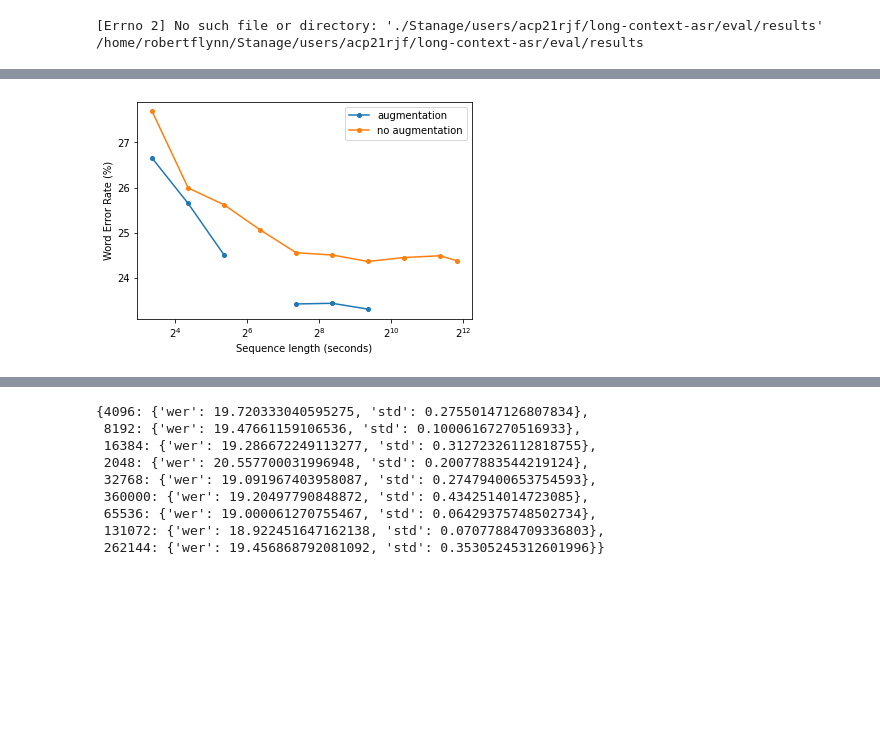
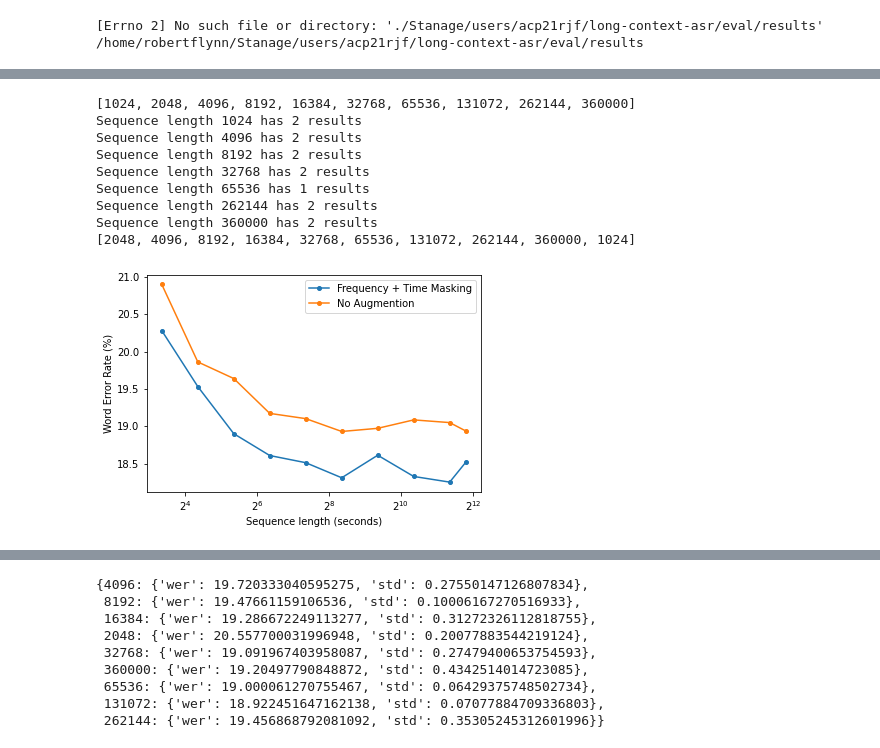
Before and after one commit to robflynnyh/long-context-asr, a Jupyter notebook: eval/results/eval.ipynb, the cells around one changed output, grey strips where cells are left out. Drawn from its saved outputs; the diff is of its cells as text; code cells hidden in the pictures; blank space fills up the shorter version.

```diff
--- a/eval/results/eval.ipynb
+++ b/eval/results/eval.ipynb
@@ -46,21 +48,46 @@ csv1
 # %%
-csv1_data = csv1.loc[csv1['dataset'] == 'earnings22'].loc[csv1['split'] == 'dev']
-csv2_data = csv2.loc[csv2['dataset'] == 'earnings22'].loc[csv2['split'] == 'dev']
+csv1 = pd.read_csv('evals_fourier_pos_spec1.csv', sep=',')
+csv2 = pd.read_csv('evals_fourier_pos.csv', sep=',')
+
+dataset = 'earnings22'
+split = 'test'
+csv1_data = csv1.loc[csv1['dataset'] == dataset ].loc[csv1['split'] == split]
+csv2_data = csv2.loc[csv2['dataset'] == dataset ].loc[csv2['split'] == split]
 seq_lens = [512*2**(i+1) for i in range(9)] + [360000]
 
 csv1_vals = [csv1_data.loc[csv1_data['seq_len'] == seq_len].wer.mean() for seq_len in seq_lens]
 csv2_vals = [csv2_data.loc[csv2_data['seq_len'] == seq_len].wer.mean() for seq_len in seq_lens]
 
 csv1_data_dict = {seq_len: {'wer':csv1_data.loc[csv1_data['seq_len'] == seq_len].wer.mean()} for seq_len in seq_lens}
 csv2_data_dict = {seq_len: {'wer':csv2_data.loc[csv2_data['seq_len'] == seq_len].wer.mean()} for seq_len in seq_lens}
 
+c1 = get_data(csv1, dataset='earnings22', split='test')
+c2 = get_data(csv2, dataset='earnings22', split='test')
+
 plt.xscale('log', basex=2)
-plt.plot([el/100 for el in seq_lens], [csv1_data_dict[seq_len]['wer']*100 for seq_len in seq_lens], label='augmentation', marker='o', markersize=4)
-plt.plot([el/100 for el in seq_lens], [csv2_data_dict[seq_len]['wer']*100 for seq_len in seq_lens], label='no augmentation', marker='o', markersize=4)
+plt.plot([el/100 for el in seq_lens], [csv1_data_dict[seq_len]['wer']*100 for seq_len in seq_lens], label='Frequency + Time Masking', marker='o', markersize=4)
+plt.plot([el/100 for el in seq_lens], [csv2_data_dict[seq_len]['wer']*100 for seq_len in seq_lens], label='No Augmention', marker='o', markersize=4)
 plt.legend()
 plt.xlabel('Sequence length (seconds)')
 plt.ylabel('Word Error Rate (%)')
-#plt.savefig('model_sizes.pdf')
+plt.savefig('augmentation.pdf', bbox_inches='tight')
 plt.show()
+
+
+# csv1_decrease_from2 = {}
+# for key in c1:
+#     csv1_decrease_from2[key] = (c2[key]['wer'] - c1[key]['wer']) / c2[key]['wer'] * 100
+
+# plt.xscale('log', basex=2)
+# plt.plot([el/100 for el in seq_lens], [csv1_decrease_from2[seq_len] for seq_len in seq_lens], label='Frequency + Time Masking', marker='o', markersize=4)
 # %% [output]
+[1024, 2048, 4096, 8192, 16384, 32768, 65536, 131072, 262144, 360000]
+Sequence length 1024 has 2 results
+Sequence length 4096 has 2 results
+Sequence length 8192 has 2 results
+Sequence length 32768 has 2 results
+Sequence length 65536 has 1 results
+Sequence length 262144 has 2 results
+Sequence length 360000 has 2 results
+[2048, 4096, 8192, 16384, 32768, 65536, 131072, 262144, 360000, 1024]
-[figure, old version]
+[figure, new version]
```
Also changed, not shown: parts of 19 cells of this notebook, 28 other files.
